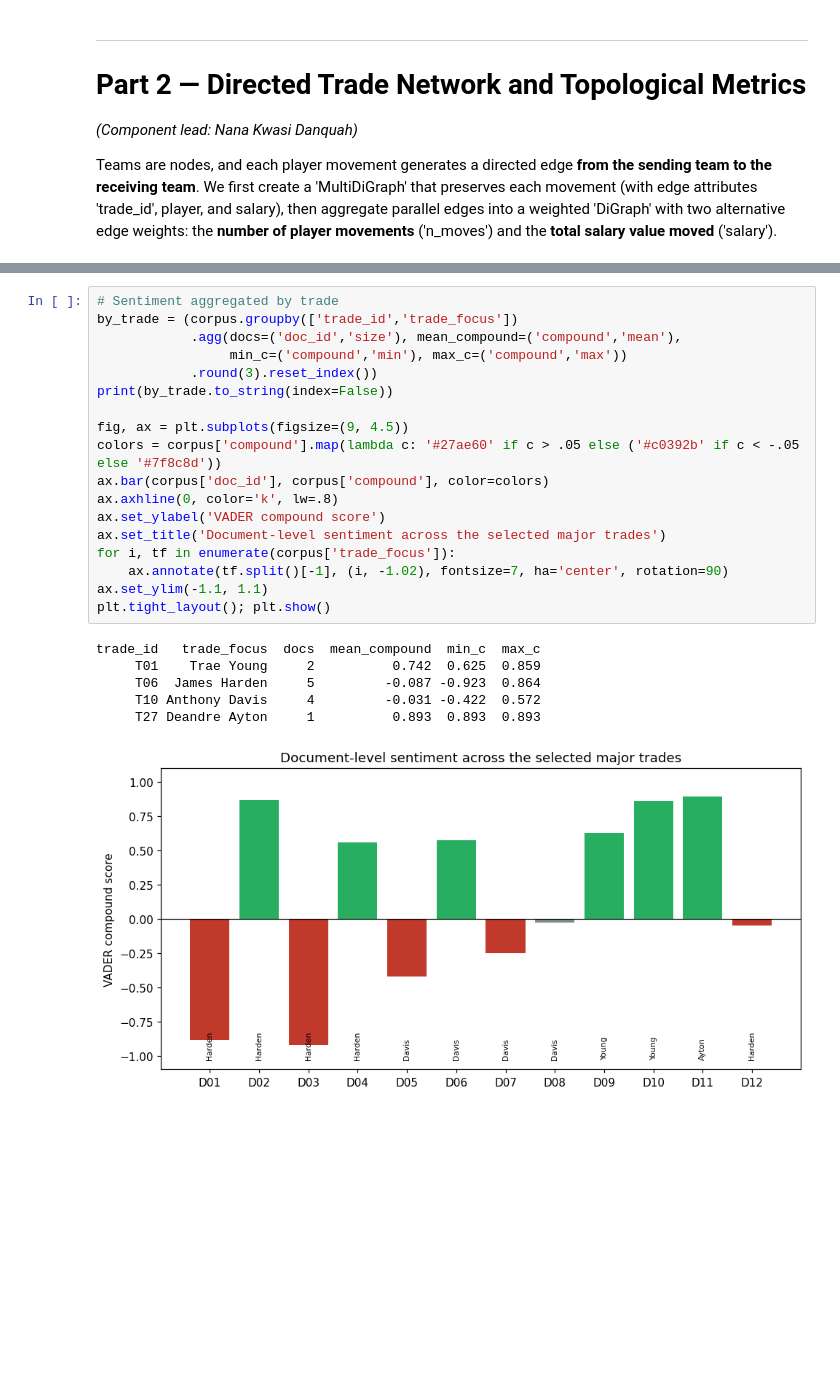
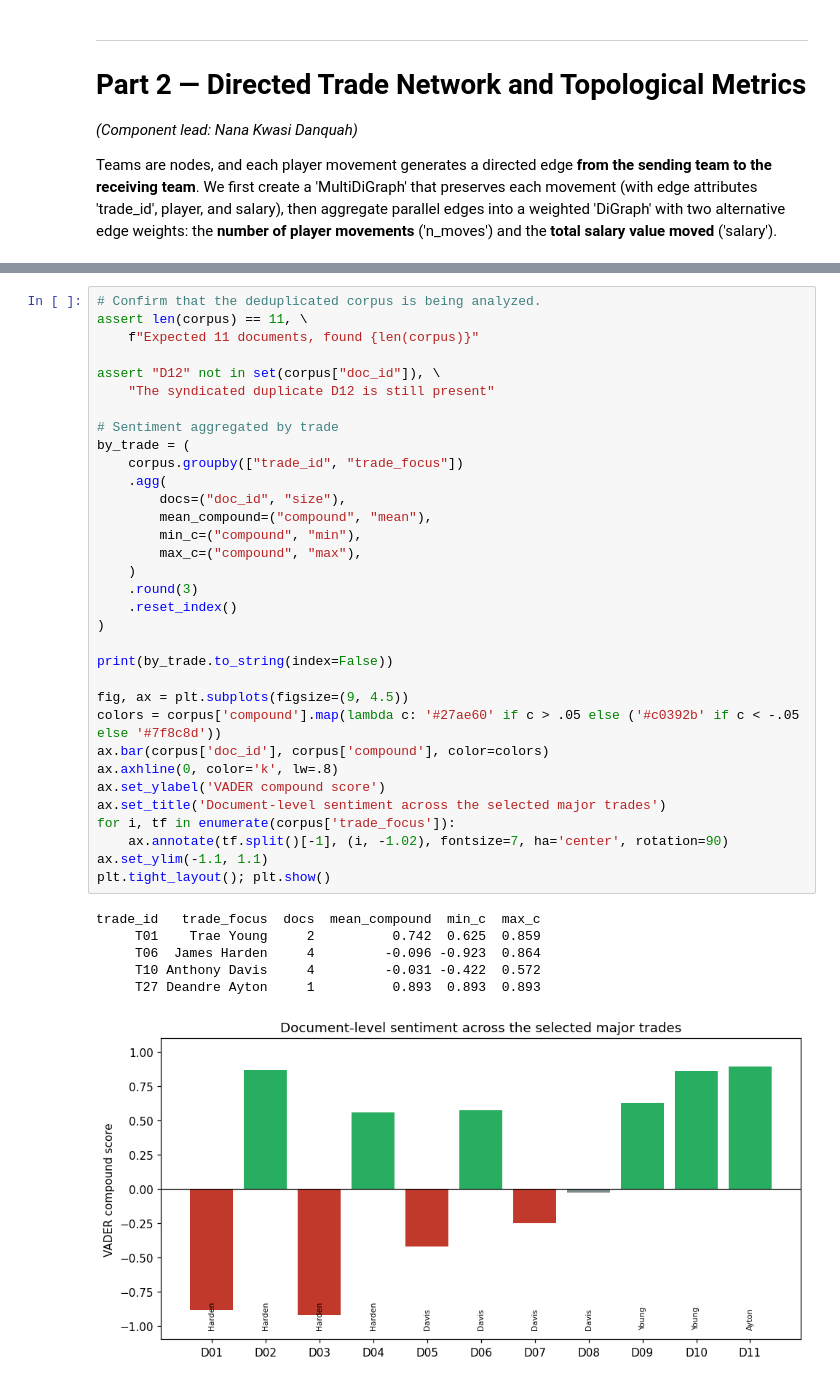
Before and after one commit to suffyankhan77/DATA620-Web-Analytics, a Jupyter notebook: projects/final_project/DATA620_Final_Project.ipynb, the cells around one changed output, grey strips where cells are left out. Cells and saved outputs as stored; diff of their text form; blank space fills up the shorter version.

Commit message:
Finalize DATA 620 project analysis and documentation

```diff
--- a/projects/final_project/DATA620_Final_Project.ipynb
+++ b/projects/final_project/DATA620_Final_Project.ipynb
@@ -442,26 +706,41 @@ Median document length (tokens): 49
 # %%
+# Confirm that the deduplicated corpus is being analyzed.
+assert len(corpus) == 11, \
+    f"Expected 11 documents, found {len(corpus)}"
+
+assert "D12" not in set(corpus["doc_id"]), \
+    "The syndicated duplicate D12 is still present"
+
 # Sentiment aggregated by trade
-by_trade = (corpus.groupby(['trade_id','trade_focus'])
-            .agg(docs=('doc_id','size'), mean_compound=('compound','mean'),
-                 min_c=('compound','min'), max_c=('compound','max'))
-            .round(3).reset_index())
+by_trade = (
+    corpus.groupby(["trade_id", "trade_focus"])
+    .agg(
+        docs=("doc_id", "size"),
+        mean_compound=("compound", "mean"),
+        min_c=("compound", "min"),
+        max_c=("compound", "max"),
+    )
+    .round(3)
+    .reset_index()
+)
+
 print(by_trade.to_string(index=False))
 
 fig, ax = plt.subplots(figsize=(9, 4.5))
 colors = corpus['compound'].map(lambda c: '#27ae60' if c > .05 else ('#c0392b' if c < -.05 else '#7f8c8d'))
 ax.bar(corpus['doc_id'], corpus['compound'], color=colors)
 ax.axhline(0, color='k', lw=.8)
 ax.set_ylabel('VADER compound score')
 ax.set_title('Document-level sentiment across the selected major trades')
 for i, tf in enumerate(corpus['trade_focus']):
     ax.annotate(tf.split()[-1], (i, -1.02), fontsize=7, ha='center', rotation=90)
 ax.set_ylim(-1.1, 1.1)
 plt.tight_layout(); plt.show()
 # %% [output]
 trade_id   trade_focus  docs  mean_compound  min_c  max_c
      T01    Trae Young     2          0.742  0.625  0.859
-     T06  James Harden     5         -0.087 -0.923  0.864
+     T06  James Harden     4         -0.096 -0.923  0.864
      T10 Anthony Davis     4         -0.031 -0.422  0.572
      T27 Deandre Ayton     1          0.893  0.893  0.893
-[figure, old version]
+[figure, new version]
 # %%
```
Also changed, not shown: parts of 20 cells of this notebook.
